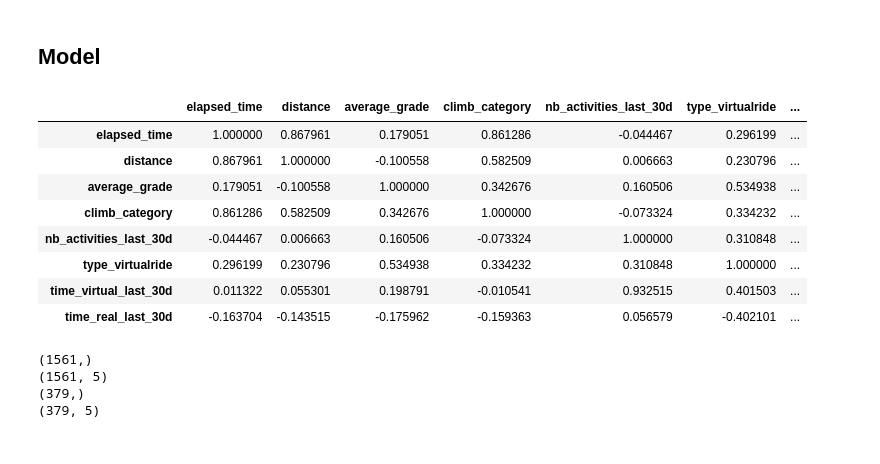
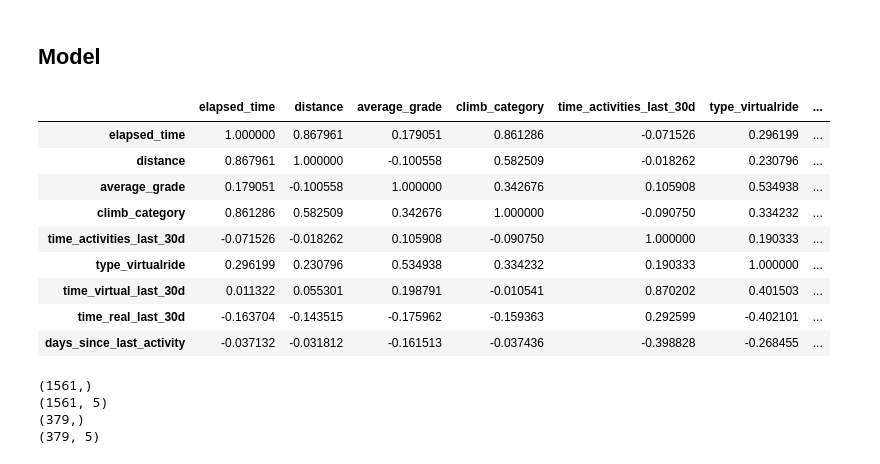
Before and after one commit to vlagache/cycling_travel_time, a Jupyter notebook: notebooks_explanations/model.ipynb, the cells around one changed output. Cells and saved outputs as stored; diff of their text form; code cells hidden in the pictures.

```diff
--- a/notebooks_explanations/model.ipynb
+++ b/notebooks_explanations/model.ipynb
@@ -88,17 +89,18 @@ train_set
 # %% [markdown]
 ## Model
 # %%
-columns = ['elapsed_time','distance','average_grade','climb_category','nb_activities_last_30d','type_virtualride','time_virtual_last_30d','time_real_last_30d']
+columns = ['elapsed_time','distance','average_grade','climb_category','time_activities_last_30d','type_virtualride','time_virtual_last_30d','time_real_last_30d','days_since_last_activity']
 corrmat = train_set[columns].corr()
 corrmat
 # %% [output]
-|  | elapsed_time | distance | average_grade | climb_category | nb_activities_last_30d | type_virtualride | ... |
-| elapsed_time | 1.000000 | 0.867961 | 0.179051 | 0.861286 | -0.044467 | 0.296199 | ... |
-| distance | 0.867961 | 1.000000 | -0.100558 | 0.582509 | 0.006663 | 0.230796 | ... |
-| average_grade | 0.179051 | -0.100558 | 1.000000 | 0.342676 | 0.160506 | 0.534938 | ... |
-| climb_category | 0.861286 | 0.582509 | 0.342676 | 1.000000 | -0.073324 | 0.334232 | ... |
-| nb_activities_last_30d | -0.044467 | 0.006663 | 0.160506 | -0.073324 | 1.000000 | 0.310848 | ... |
-| type_virtualride | 0.296199 | 0.230796 | 0.534938 | 0.334232 | 0.310848 | 1.000000 | ... |
-| time_virtual_last_30d | 0.011322 | 0.055301 | 0.198791 | -0.010541 | 0.932515 | 0.401503 | ... |
-| time_real_last_30d | -0.163704 | -0.143515 | -0.175962 | -0.159363 | 0.056579 | -0.402101 | ... |
+|  | elapsed_time | distance | average_grade | climb_category | time_activities_last_30d | type_virtualride | ... |
+| elapsed_time | 1.000000 | 0.867961 | 0.179051 | 0.861286 | -0.071526 | 0.296199 | ... |
+| distance | 0.867961 | 1.000000 | -0.100558 | 0.582509 | -0.018262 | 0.230796 | ... |
+| average_grade | 0.179051 | -0.100558 | 1.000000 | 0.342676 | 0.105908 | 0.534938 | ... |
+| climb_category | 0.861286 | 0.582509 | 0.342676 | 1.000000 | -0.090750 | 0.334232 | ... |
+| time_activities_last_30d | -0.071526 | -0.018262 | 0.105908 | -0.090750 | 1.000000 | 0.190333 | ... |
+| type_virtualride | 0.296199 | 0.230796 | 0.534938 | 0.334232 | 0.190333 | 1.000000 | ... |
+| time_virtual_last_30d | 0.011322 | 0.055301 | 0.198791 | -0.010541 | 0.870202 | 0.401503 | ... |
+| time_real_last_30d | -0.163704 | -0.143515 | -0.175962 | -0.159363 | 0.292599 | -0.402101 | ... |
+| days_since_last_activity | -0.037132 | -0.031812 | -0.161513 | -0.037436 | -0.398828 | -0.268455 | ... |
 # %%
```
Also changed, not shown: parts of 17 cells of this notebook.
